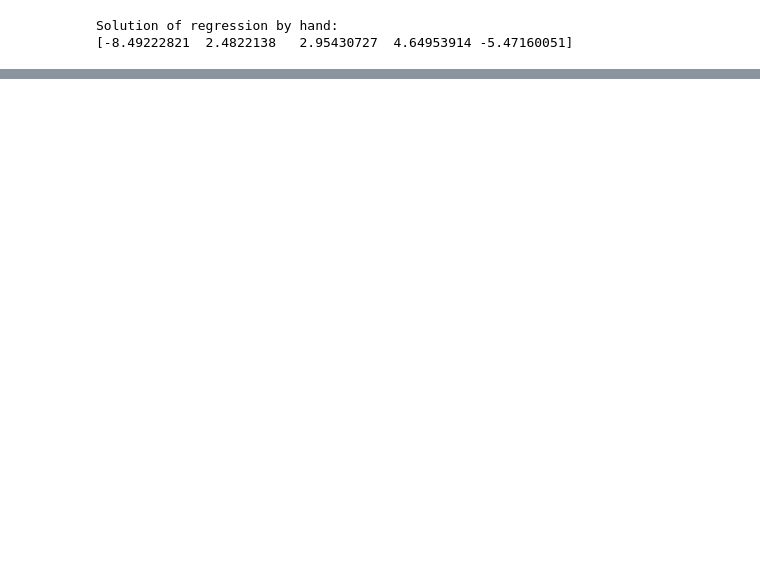
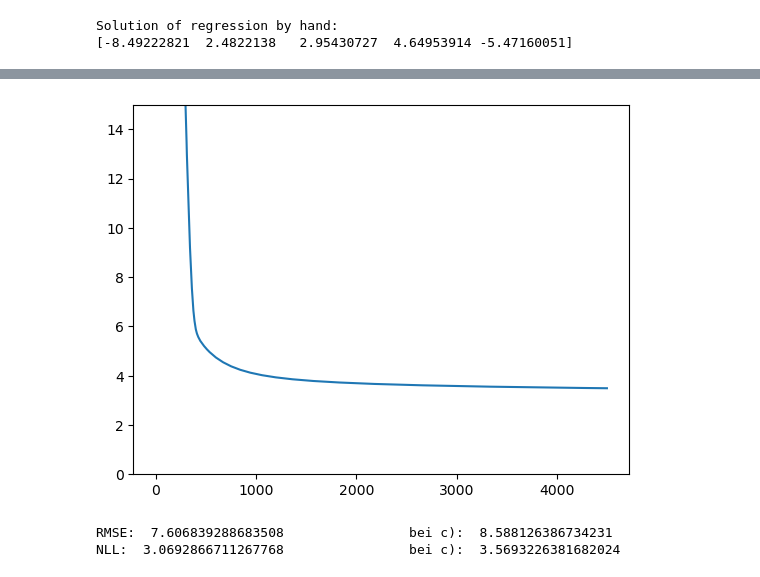
Before and after one commit to TypMitSchnurrbart/ws24_machine_learning, a Jupyter notebook: Aufgabe2/Aufgabe2_1.ipynb, the cells around one changed output, grey strips where cells are left out. Cells and saved outputs as stored; diff of their text form; code cells hidden in the pictures; blank space fills up the shorter version.

```diff
--- a/Aufgabe2/Aufgabe2_1.ipynb
+++ b/Aufgabe2/Aufgabe2_1.ipynb
@@ -155,32 +164,18 @@ def poisson_nll(beta, X):
 # %%
-import tensorflow as tf
-#import tensorflow_probability as tfp
-
 epochs = 5000
 lr = 0.001
-Xs = tf.Variable(np.asmatrix(Xt_intercept,dtype='float32'))
-ws = tf.Variable((1.,1.,1.,1.,1.))
-print(Xs.shape)
-print(ws.shape)
+w = np.ones(5)
+hist = []
 
 for i in range(epochs):
-    with tf.GradientTape() as tape: #Mechanism to store gradients
-        # y_hat = tf.matmul(Xs,ws)
-        # loss = tf.reduce_logsumexp((yt - y_hat)**2) #MSE
-        loss = poisson_nll(ws, Xs)
-        if i % 500 == 0:
-            print(i, "  ",ws.numpy().T,'  ',loss.numpy())
-        grads = tape.gradient(loss, ws) #gradient wrt w
-        ws = tf.Variable(ws - lr * grads)
-print("grads: ", grads)
+    loss = poisson_nll(Xt_intercept, yt, w)
+    if i % 10:
+        hist.append(loss)
+    if i % 500 == 0:
+        print("Epoche: ", i, '\t\tLoss: ', loss)
+    grads = gradient_descent_nll(Xt_intercept, yt, w) #gradient wrt w
+    w = w + lr * grads
 
-yte_pred = np.matmul(Xte_intercept, ws)
-
-# Calculate Root Mean Square Error (RMSE) on the test set
-RMSE = np.sqrt(np.mean((yte_pred - yte) ** 2))
-
-# Calculate the NLL on the test set
-NLL = poisson_nll(ws, Xte_intercept)
-
-print(f"With Gradient Descent and Poisson:\nRMSE:\t\t{RMSE}\nNLL:\t\t{NLL}\n")
+print("\nTrained weights: ")
+print(w)
 # %% [output]
@@ -190,3 +195,22 @@ TypeError: loop of ufunc does not support argument 0 of type int which has no ca
+# %%
+plt.plot(hist)
+plt.ylim(0, 15)
+plt.show()
+# %% [output]
+[figure, added]
+# %%
+yte_pred = np.exp(np.matmul(Xte_intercept, w))
+
+# RMSE
+MSE = np.mean((yte_pred - yte)**2)
+RMSE_pois = np.sqrt(MSE)
+print("RMSE: ", RMSE_pois, "\t\tbei c): ", RMSE_norm)
+
+NLL_pois = poisson_nll(Xte_intercept, yte, w)
+print("NLL: ", NLL_pois, "\t\tbei c): ", NLL_norm)
+# %% [output]
+RMSE:  7.606839288683508                bei c):  8.588126386734231
+NLL:  3.0692866711267768                bei c):  3.5693226381682024
 # %%
 ########### 1f Plot with Poison CPD #############
 from scipy.stats import poisson
```
Also changed, not shown: parts of 7 cells of this notebook.
